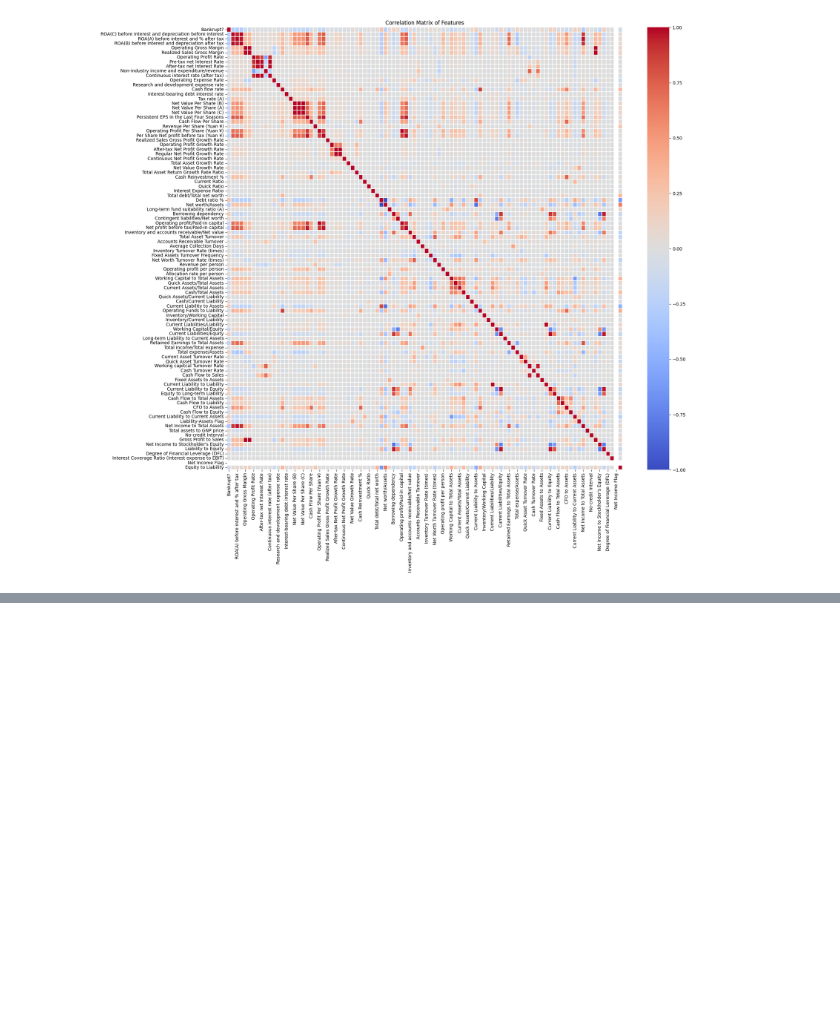
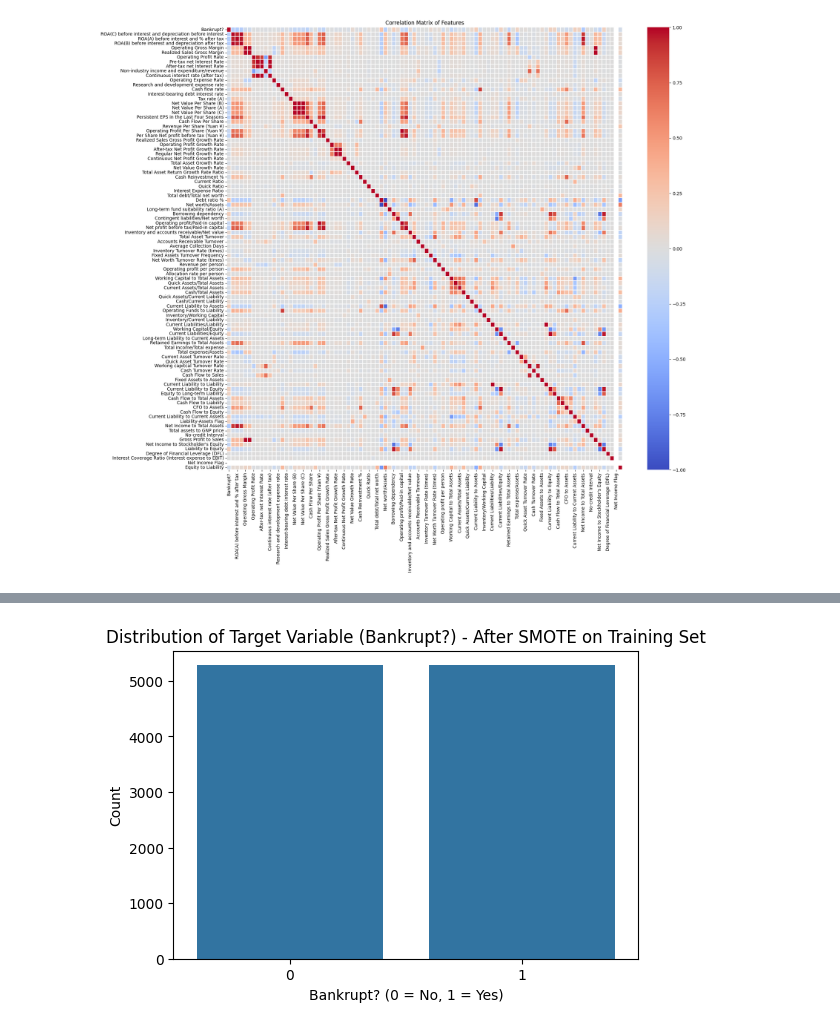
Before and after one commit to noobprogrammertryingtosurvive/ADALL_github, a Jupyter notebook: Cogels_CDA1C03_Assignment.ipynb, the cells around one changed output, grey strips where cells are left out. Drawn from its saved outputs; the diff is of its cells as text; code cells hidden in the pictures; blank space fills up the shorter version.

```diff
--- a/Cogels_CDA1C03_Assignment.ipynb
+++ b/Cogels_CDA1C03_Assignment.ipynb
@@ -108,0 +142,13 @@ plt.show()
+# %%
+from sklearn.model_selection import train_test_split
+
+# Separate features (X) and target (y)
+X = df.drop('Bankrupt?', axis=1)
+y = df['Bankrupt?']
+
+# Perform a stratified split
+X_train, X_test, y_train, y_test = train_test_split(X, y, test_size=0.2, random_state=42, stratify=y)
+
+print('Original dataset shape:', y.value_counts())
+print('Training set shape:', y_train.value_counts())
+print('Testing set shape:', y_test.value_counts())
@@ -108,0 +182,11 @@ plt.show()
+# %%
+from imblearn.over_sampling import SMOTE
+
+# Initialize SMOTE
+smote = SMOTE(random_state=42)
+
+# Apply SMOTE to the training data
+X_train_resampled, y_train_resampled = smote.fit_resample(X_train, y_train)
+
+print('\nTraining set shape after SMOTE:')
+print(y_train_resampled.value_counts())
@@ -108,0 +203,9 @@ plt.show()
+# %%
+plt.figure(figsize=(6, 4))
+sns.countplot(x=y_train_resampled)
+plt.title('Distribution of Target Variable (Bankrupt?) - After SMOTE on Training Set')
+plt.xlabel('Bankrupt? (0 = No, 1 = Yes)')
+plt.ylabel('Count')
+plt.show()
+# %% [output]
+[figure, added]
```
Also changed, not shown: parts of 11 cells of this notebook.
